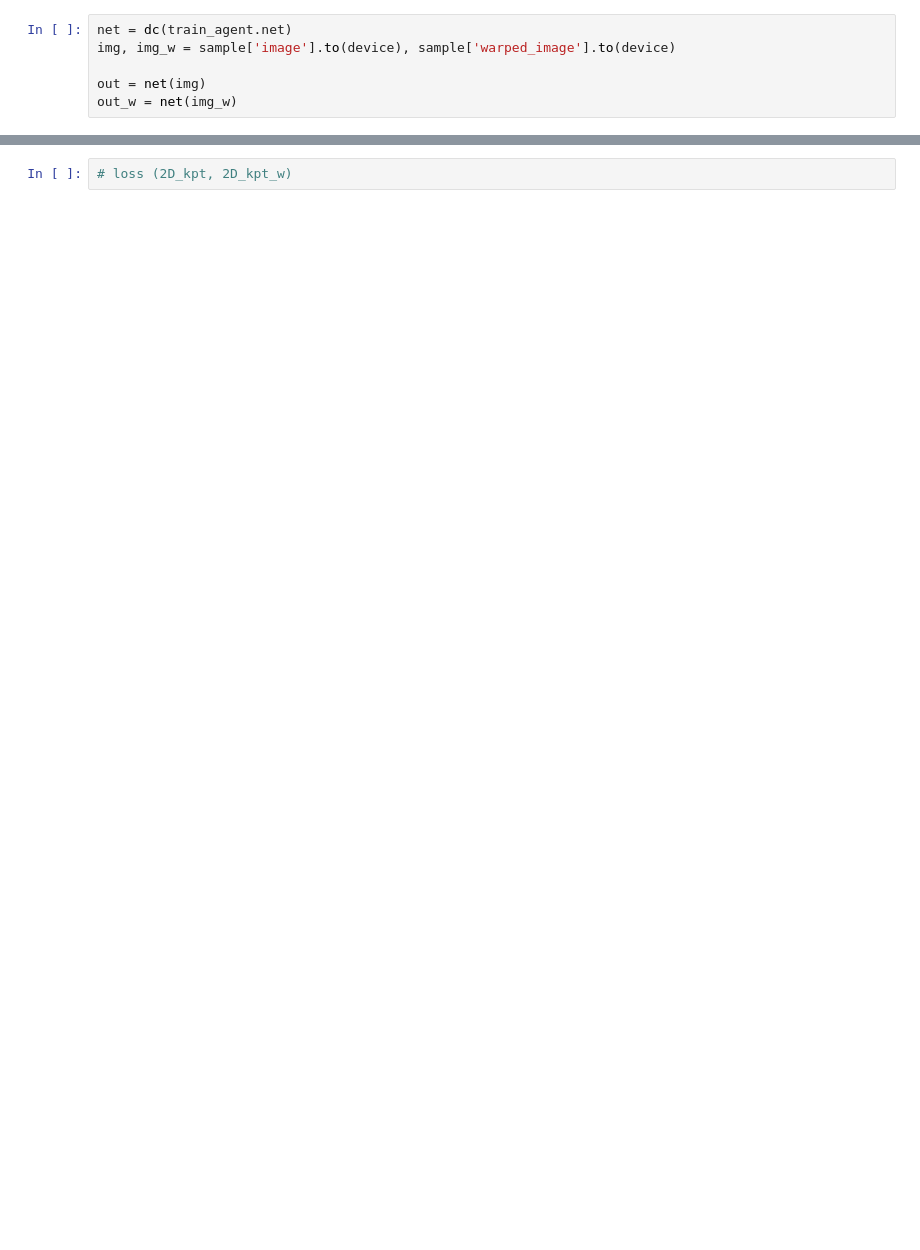
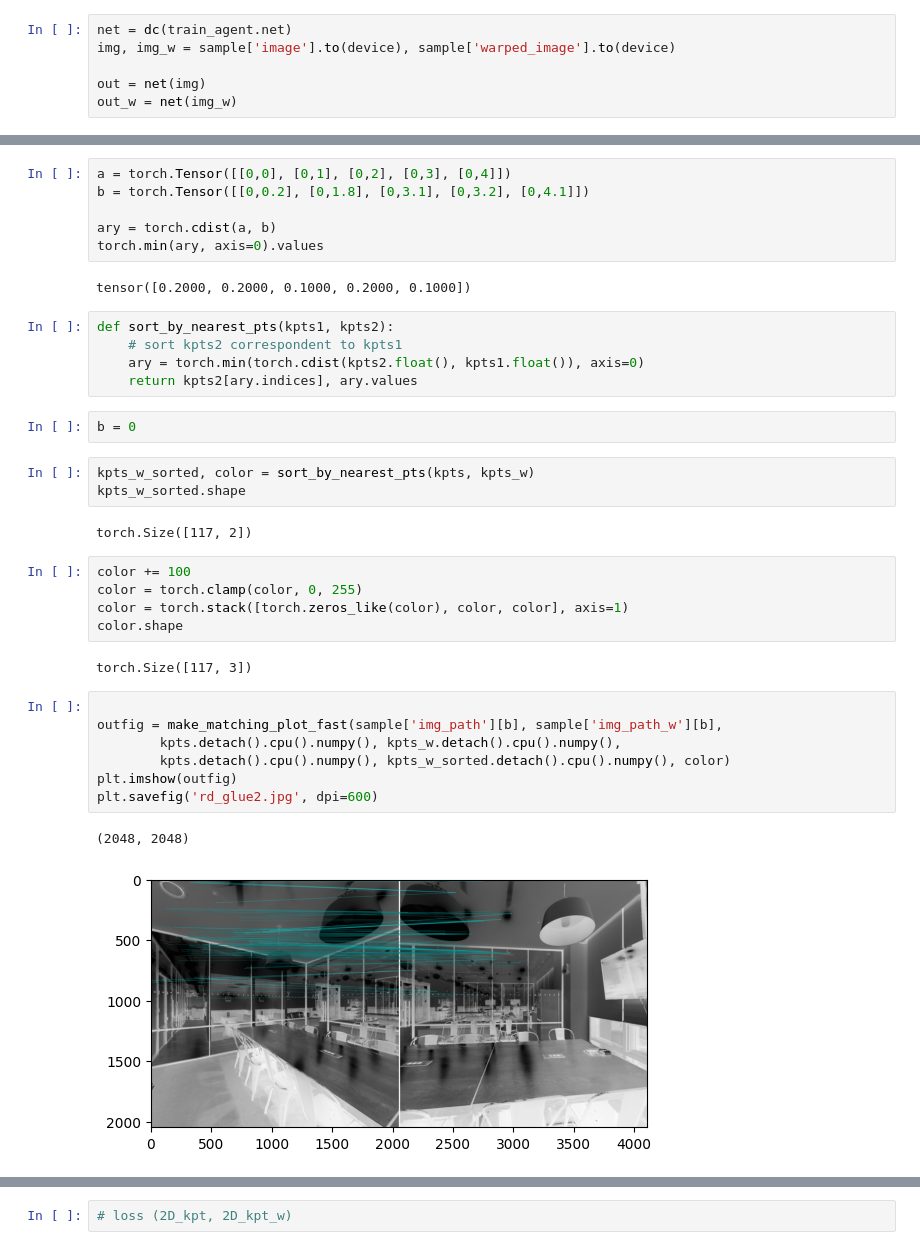
Before and after one commit to lmcr136a/RepeatableDescriptor, a Jupyter notebook: cubemap_train.ipynb, the cells around one changed output, grey strips where cells are left out. Saved outputs shown, nothing was run; the diff lists cells and outputs as text; blank space fills up the shorter version.

```diff
--- a/cubemap_train.ipynb
+++ b/cubemap_train.ipynb
@@ -215,0 +172,37 @@ c, c2, len(kpts), len(kpts_w)
+# %%
+a = torch.Tensor([[0,0], [0,1], [0,2], [0,3], [0,4]])
+b = torch.Tensor([[0,0.2], [0,1.8], [0,3.1], [0,3.2], [0,4.1]])
+
+ary = torch.cdist(a, b)
+torch.min(ary, axis=0).values
+# %% [output]
+tensor([0.2000, 0.2000, 0.1000, 0.2000, 0.1000])
+# %%
+def sort_by_nearest_pts(kpts1, kpts2):
+    # sort kpts2 correspondent to kpts1
+    ary = torch.min(torch.cdist(kpts2.float(), kpts1.float()), axis=0)
+    return kpts2[ary.indices], ary.values
+# %%
+b = 0
+# %%
+kpts_w_sorted, color = sort_by_nearest_pts(kpts, kpts_w)
+kpts_w_sorted.shape
+# %% [output]
+torch.Size([117, 2])
+# %%
+color += 100
+color = torch.clamp(color, 0, 255)
+color = torch.stack([torch.zeros_like(color), color, color], axis=1)
+color.shape
+# %% [output]
+torch.Size([117, 3])
+# %%
+
+outfig = make_matching_plot_fast(sample['img_path'][b], sample['img_path_w'][b],
+        kpts.detach().cpu().numpy(), kpts_w.detach().cpu().numpy(),
+        kpts.detach().cpu().numpy(), kpts_w_sorted.detach().cpu().numpy(), color)
+plt.imshow(outfig)
+plt.savefig('rd_glue2.jpg', dpi=600)
+# %% [output]
+(2048, 2048)
+[figure, added]
```
Also changed, not shown: parts of 26 cells of this notebook, 13 other files.
